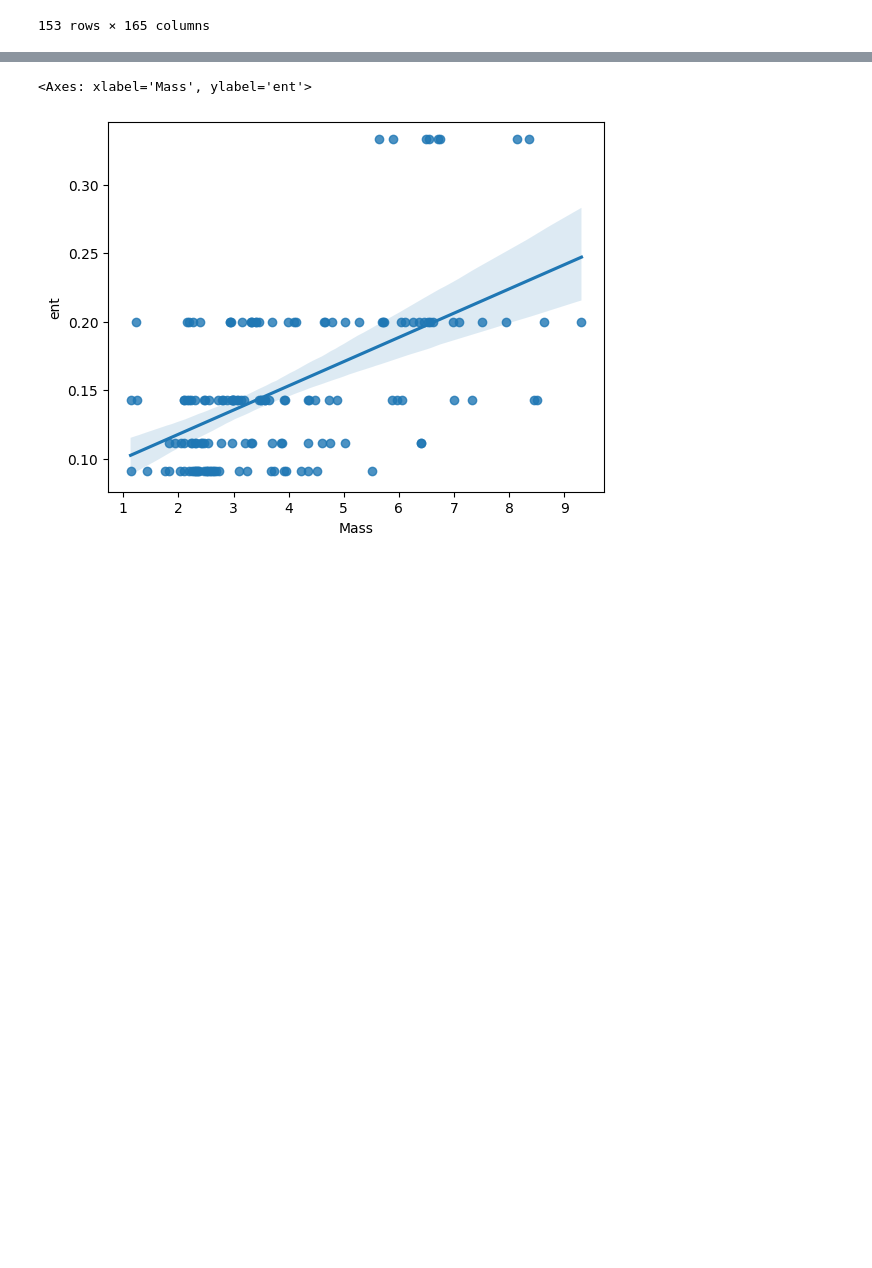
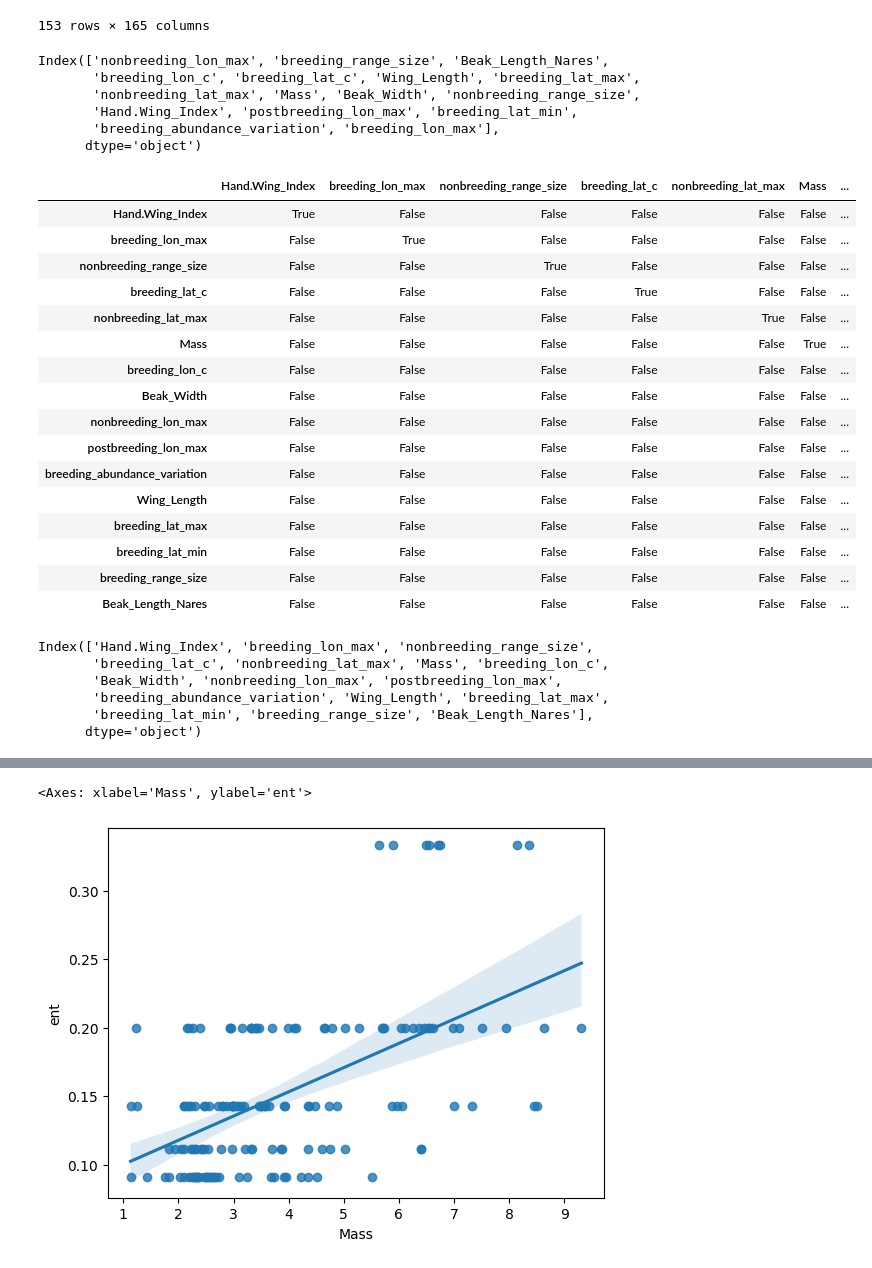
Before and after one commit to birdflow-science/BirdFlowTuning, a Jupyter notebook: scripts/07.Regression_for_hyperparameters/02.Regression.ipynb, the cells around one changed output, grey strips where cells are left out. Cells and saved outputs as stored; diff of their text form; code cells hidden in the pictures; blank space fills up the shorter version.

```diff
--- a/scripts/07.Regression_for_hyperparameters/02.Regression.ipynb
+++ b/scripts/07.Regression_for_hyperparameters/02.Regression.ipynb
@@ -445,0 +508,38 @@ data
+# %%
+X.columns
+# %% [output]
+Index(['nonbreeding_lon_max', 'breeding_range_size', 'Beak_Length_Nares',
+       'breeding_lon_c', 'breeding_lat_c', 'Wing_Length', 'breeding_lat_max',
+       'nonbreeding_lat_max', 'Mass', 'Beak_Width', 'nonbreeding_range_size',
+       'Hand.Wing_Index', 'postbreeding_lon_max', 'breeding_lat_min',
+       'breeding_abundance_variation', 'breeding_lon_max'],
+      dtype='object')
+# %%
+X.corr().abs()>0.8
+# %% [output]
+|  | Hand.Wing_Index | breeding_lon_max | nonbreeding_range_size | breeding_lat_c | nonbreeding_lat_max | Mass | ... |
+| Hand.Wing_Index | True | False | False | False | False | False | ... |
+| breeding_lon_max | False | True | False | False | False | False | ... |
+| nonbreeding_range_size | False | False | True | False | False | False | ... |
+| breeding_lat_c | False | False | False | True | False | False | ... |
+| nonbreeding_lat_max | False | False | False | False | True | False | ... |
+| Mass | False | False | False | False | False | True | ... |
+| breeding_lon_c | False | False | False | False | False | False | ... |
+| Beak_Width | False | False | False | False | False | False | ... |
+| nonbreeding_lon_max | False | False | False | False | False | False | ... |
+| postbreeding_lon_max | False | False | False | False | False | False | ... |
+| breeding_abundance_variation | False | False | False | False | False | False | ... |
+| Wing_Length | False | False | False | False | False | False | ... |
+| breeding_lat_max | False | False | False | False | False | False | ... |
+| breeding_lat_min | False | False | False | False | False | False | ... |
+| breeding_range_size | False | False | False | False | False | False | ... |
+| Beak_Length_Nares | False | False | False | False | False | False | ... |
+# %%
+X.columns
+# %% [output]
+Index(['Hand.Wing_Index', 'breeding_lon_max', 'nonbreeding_range_size',
+       'breeding_lat_c', 'nonbreeding_lat_max', 'Mass', 'breeding_lon_c',
+       'Beak_Width', 'nonbreeding_lon_max', 'postbreeding_lon_max',
+       'breeding_abundance_variation', 'Wing_Length', 'breeding_lat_max',
+       'breeding_lat_min', 'breeding_range_size', 'Beak_Length_Nares'],
+      dtype='object')
```
Also changed, not shown: parts of 22 cells of this notebook, 8 other files.
